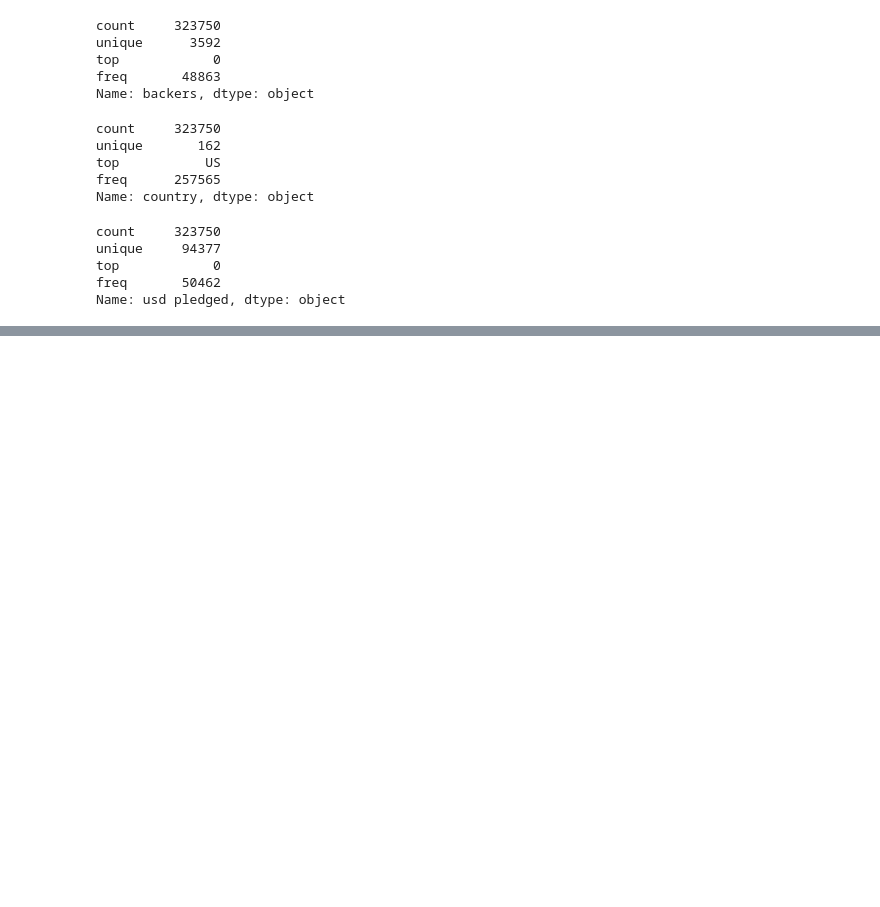
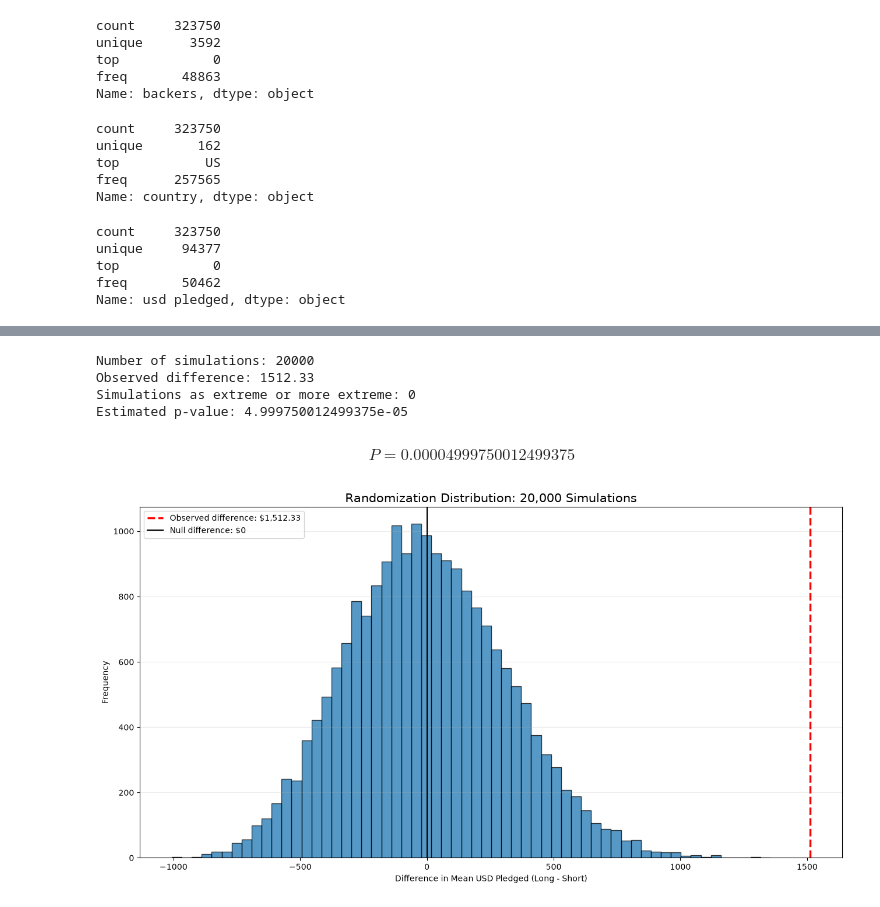
Before and after one commit to Key6767/cmpsc105-project, a Jupyter notebook: Process Work/Keyliannys_analysis.ipynb, the cells around one changed output, grey strips where cells are left out. Saved outputs shown, nothing was run; the diff lists cells and outputs as text; code cells hidden in the pictures; blank space fills up the shorter version.

```diff
--- a/Process Work/Keyliannys_analysis.ipynb
+++ b/Process Work/Keyliannys_analysis.ipynb
@@ -337,0 +788,79 @@ a = 32354
+# %%
+short_values = short_campaigns["usd pledged"].to_numpy()
+long_values = long_campaigns["usd pledged"].to_numpy()
+
+pooled = np.concatenate([short_values, long_values])
+
+n_short = len(short_values)
+n_simulations = 20000
+
+rng = np.random.default_rng(42)
+
+simulated_differences = np.empty(n_simulations)
+
+for i in range(n_simulations):
+    shuffled = rng.permutation(pooled)
+
+    simulated_short = shuffled[:n_short]
+    simulated_long = shuffled[n_short:]
+
+    simulated_differences[i] = (
+        simulated_long.mean() - simulated_short.mean()
+    )
+
+p_value = (
+    np.sum(simulated_differences >= observed_difference) + 1
+) / (n_simulations + 1)
+
+print("Number of simulations:", n_simulations)
+print("Observed difference:", round(observed_difference, 2))
+print("Simulations as extreme or more extreme:",
+      np.sum(simulated_differences >= observed_difference))
+print("Estimated p-value:", p_value)
+# %% [output]
+Number of simulations: 20000
+Observed difference: 1512.33
+Simulations as extreme or more extreme: 0
+Estimated p-value: 4.999750012499375e-05
+# %% [markdown]
+$$P= 0.00004999750012499375$$
+# %%
+plt.figure(figsize=(13, 7))
+
+plt.hist(
+    simulated_differences,
+    bins=60,
+    edgecolor="black",
+    alpha=0.75
+)
+
+plt.axvline(
+    observed_difference,
+    color="red",
+    linestyle="--",
+    linewidth=2.5,
+    label=f"Observed difference: ${observed_difference:,.2f}"
+)
+
+plt.axvline(
+    0,
+    color="black",
+    linestyle="-",
+    linewidth=1.5,
+    label="Null difference: $0"
+)
+
+plt.title(
+    "Randomization Distribution: 20,000 Simulations",
+    fontsize=15
+)
+
+plt.xlabel("Difference in Mean USD Pledged (Long - Short)")
+plt.ylabel("Frequency")
+
+plt.legend()
+plt.grid(axis="y", alpha=0.25)
+plt.tight_layout()
+plt.show()
+# %% [output]
+[figure, added]
```
Also changed, not shown: parts of 32 cells of this notebook.
